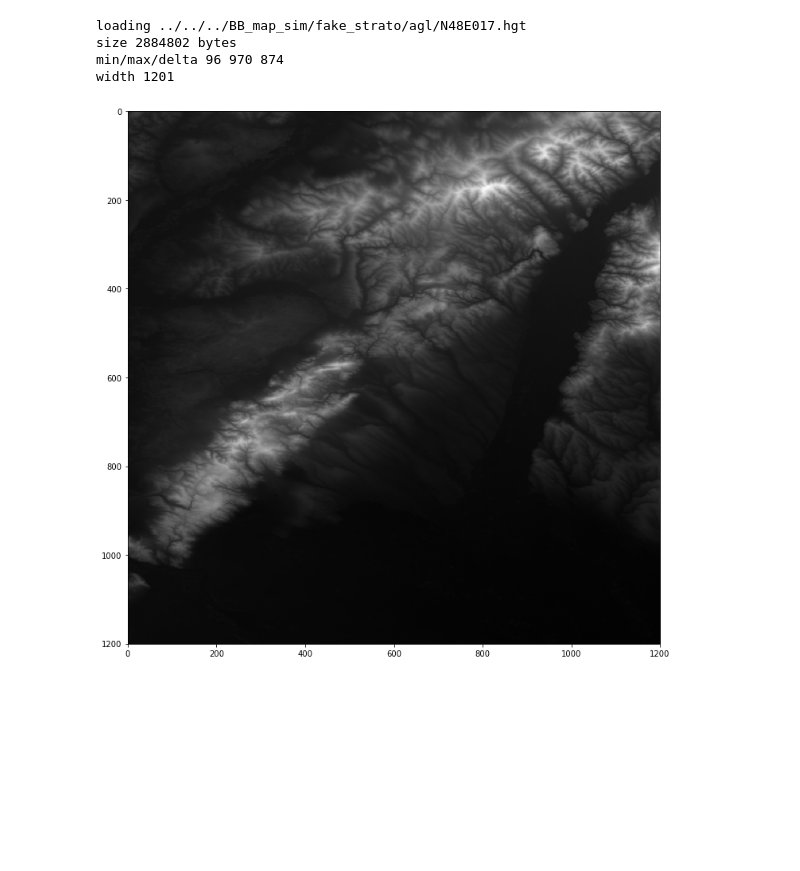
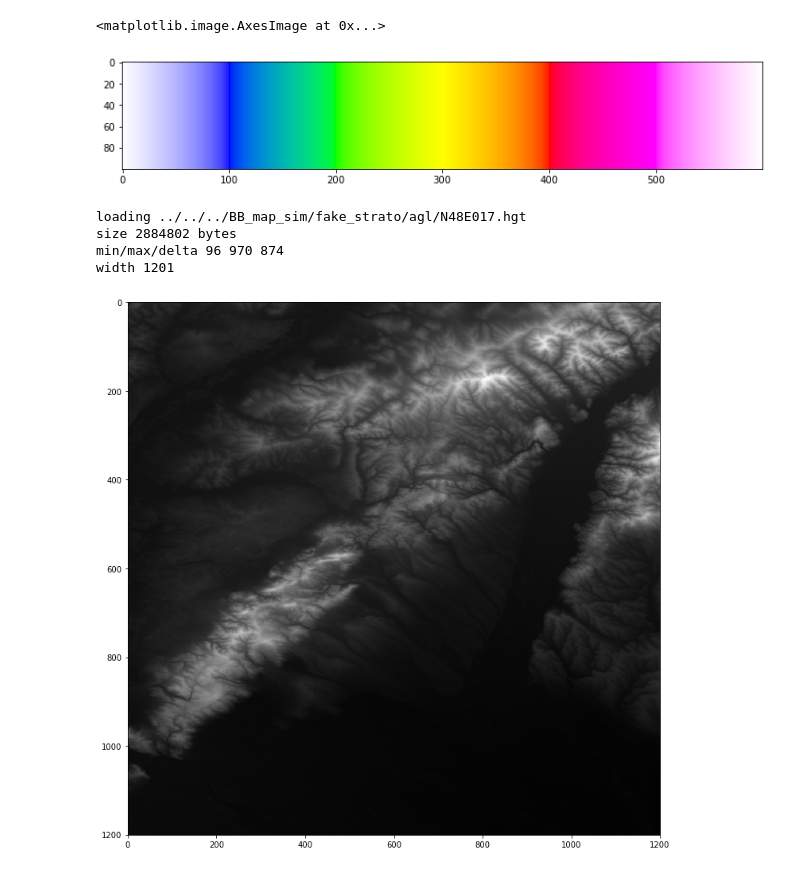
Before and after one commit to fhorinek/BB, a Jupyter notebook: Utilities/Map/notebooks/Layer visuals.ipynb, the cells around one changed output. Cells and saved outputs as stored; diff of their text form; code cells hidden in the pictures; blank space fills up the shorter version.

```diff
--- a/Utilities/Map/notebooks/Layer visuals.ipynb
+++ b/Utilities/Map/notebooks/Layer visuals.ipynb
@@ -182,3 +198,46 @@ plt.imshow(img)
+# %%
+import colorsys
+import math
+
+st = 100
+
+points = []
+points.append([255, 255, 255, st])
+points.append([0, 0, 255, st])
+points.append([0, 255, 0, st])
+points.append([255, 255, 0, st])
+points.append([255, 0, 0, st])
+points.append([255, 0, 255, st])
+points.append([255, 255, 255, st])
+palete = []
+
+for i in range(len(points) - 1):
+    r1, g1, b1, steps = points[i]
+    r1 *= r1
+    g1 *= g1
+    b1 *= b1
+    r2, g2, b2, __ = points[i+1]
+    r2 *= r2
+    g2 *= g2
+    b2 *= b2
+
+    for j in range(steps):
+        r = math.sqrt(r1 + j * (r2-r1) / steps)
+        g = math.sqrt(g1 + j * (g2-g1) / steps)
+        b = math.sqrt(b1 + j * (b2-b1) / steps)
+        rgb = (r / 255.0, g / 255.0, b / 255.0)
+
+        palete.append(rgb)
+
+row = []
+for v in palete:
+    row.append(v)
+img = [row] * 100
+
+plt.imshow(img)
+# %% [output]
+<matplotlib.image.AxesImage at 0x...>
+[figure, added]
 # %%
 data = open_img("agl/N48E017.hgt", "int", plt)
 # %% [output]
```
Also changed, not shown: parts of 3 cells of this notebook, 19 other files.
